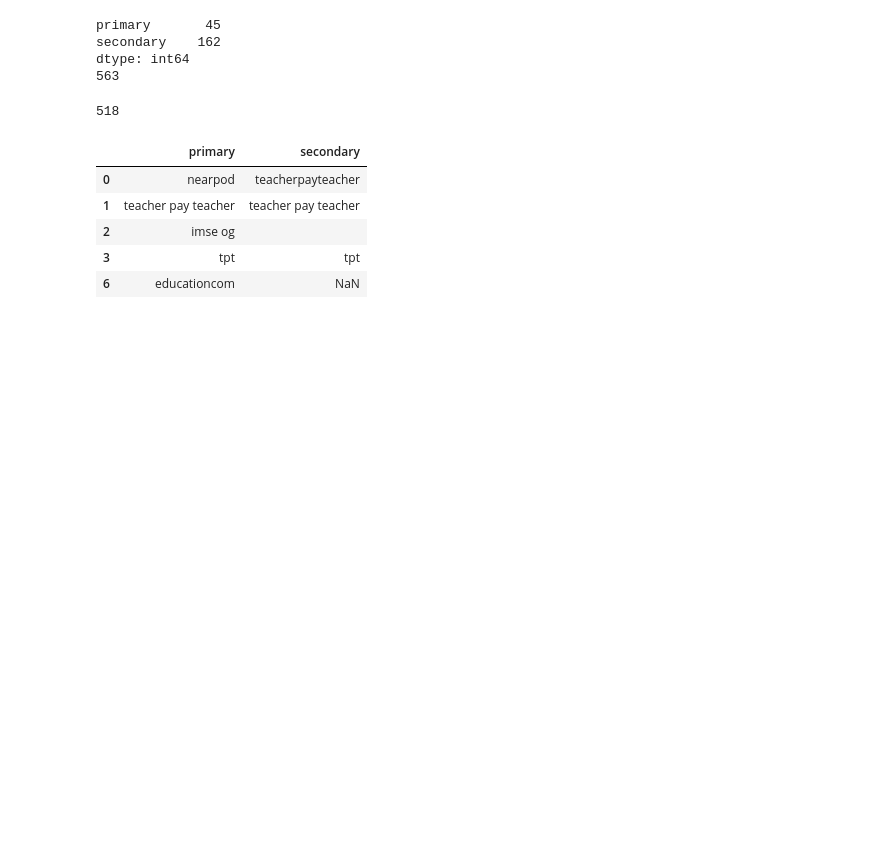
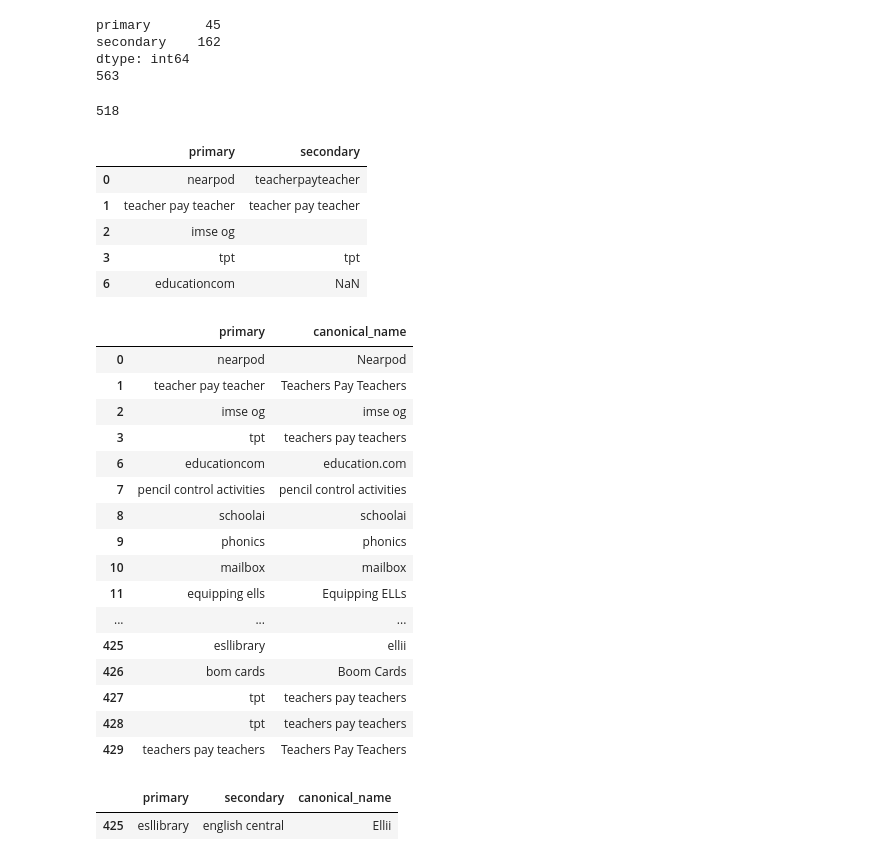
Before and after one commit to lynn-twinkl/joe_competitor_survey_analysis, a Jupyter notebook: draft-notebook.ipynb, the cells around one changed output. Saved outputs shown, nothing was run; the diff lists cells and outputs as text; code cells hidden in the pictures; blank space fills up the shorter version.

```diff
--- a/draft-notebook.ipynb
+++ b/draft-notebook.ipynb
@@ -106,0 +286,26 @@ competitor_mentions.head()
+# %%
+pd.set_option('display.max_rows', None)
+competitor_mentions[['primary', 'canonical_name']]
+# %% [output]
+|  | primary | canonical_name |
+| 0 | nearpod | Nearpod |
+| 1 | teacher pay teacher | Teachers Pay Teachers |
+| 2 | imse og | imse og |
+| 3 | tpt | teachers pay teachers |
+| 6 | educationcom | education.com |
+| 7 | pencil control activities | pencil control activities |
+| 8 | schoolai | schoolai |
+| 9 | phonics | phonics |
+| 10 | mailbox | mailbox |
+| 11 | equipping ells | Equipping ELLs |
+| ... | ... | ... |
+| 425 | esllibrary | ellii |
+| 426 | bom cards | Boom Cards |
+| 427 | tpt | teachers pay teachers |
+| 428 | tpt | teachers pay teachers |
+| 429 | teachers pay teachers | Teachers Pay Teachers |
+# %%
+competitor_mentions[competitor_mentions['primary'].str.contains('library', case=False, na=False)]
+# %% [output]
+|  | primary | secondary | canonical_name |
+| 425 | esllibrary | english central | Ellii |
```
Also changed, not shown: parts of 3 cells of this notebook.
